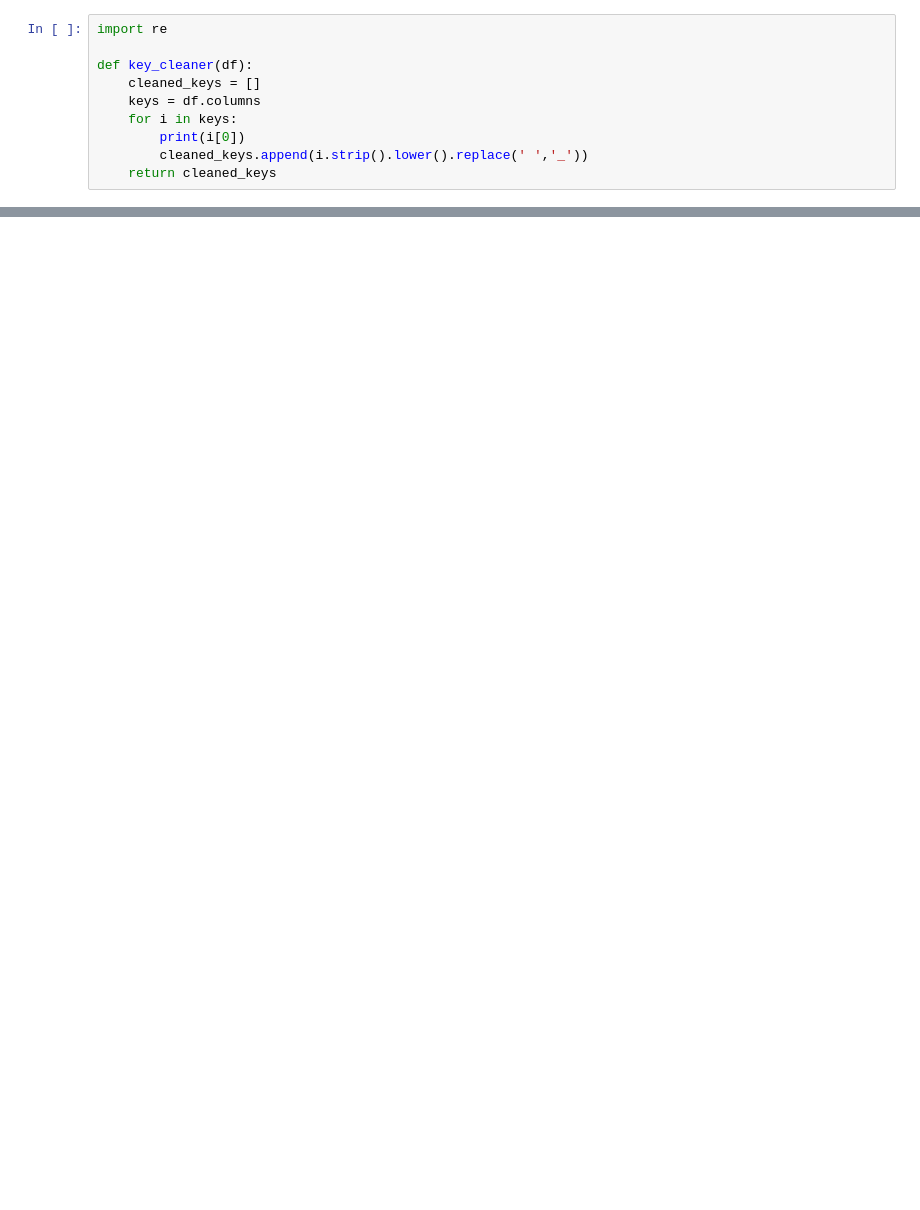
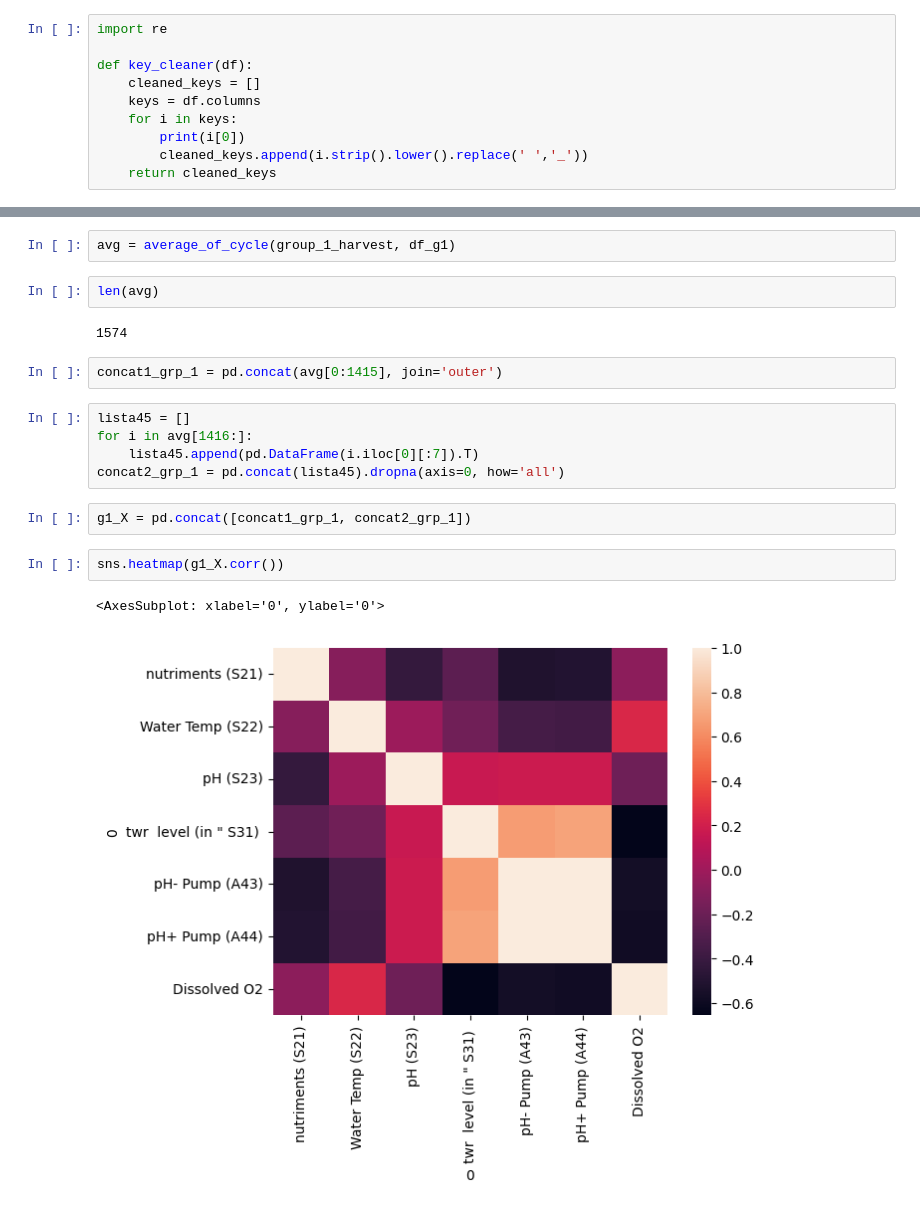
Before and after one commit to williamjwall/Aqua_verti_data, a Jupyter notebook: notebooks/EDA_farming.ipynb, the cells around one changed output, grey strips where cells are left out. Drawn from its saved outputs; the diff is of its cells as text; blank space fills up the shorter version.

```diff
--- a/notebooks/EDA_farming.ipynb
+++ b/notebooks/EDA_farming.ipynb
@@ -191,0 +215,20 @@ memory usage: 32.1+ MB
+# %%
+avg = average_of_cycle(group_1_harvest, df_g1)
+# %%
+len(avg)
+# %% [output]
+1574
+# %%
+concat1_grp_1 = pd.concat(avg[0:1415], join='outer')
+# %%
+lista45 = []
+for i in avg[1416:]:
+    lista45.append(pd.DataFrame(i.iloc[0][:7]).T)
+concat2_grp_1 = pd.concat(lista45).dropna(axis=0, how='all')
+# %%
+g1_X = pd.concat([concat1_grp_1, concat2_grp_1])
+# %%
+sns.heatmap(g1_X.corr())
+# %% [output]
+<AxesSubplot: xlabel='0', ylabel='0'>
+[figure, added]
```
Also changed, not shown: parts of 32 cells of this notebook.
